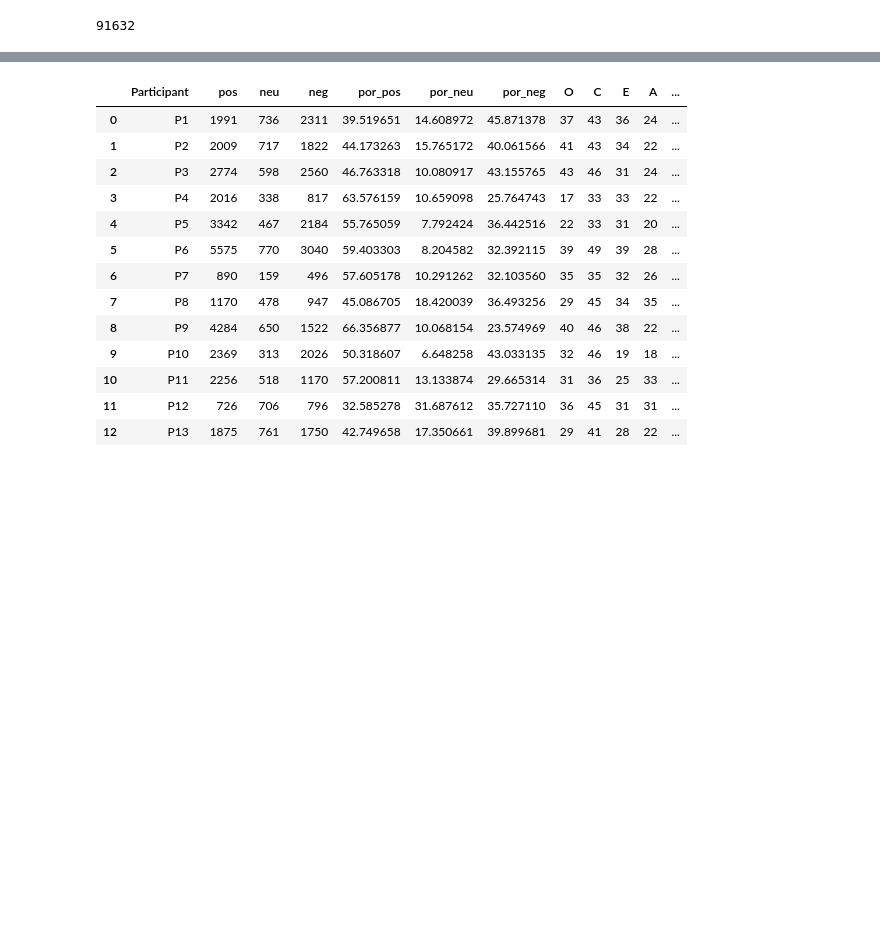
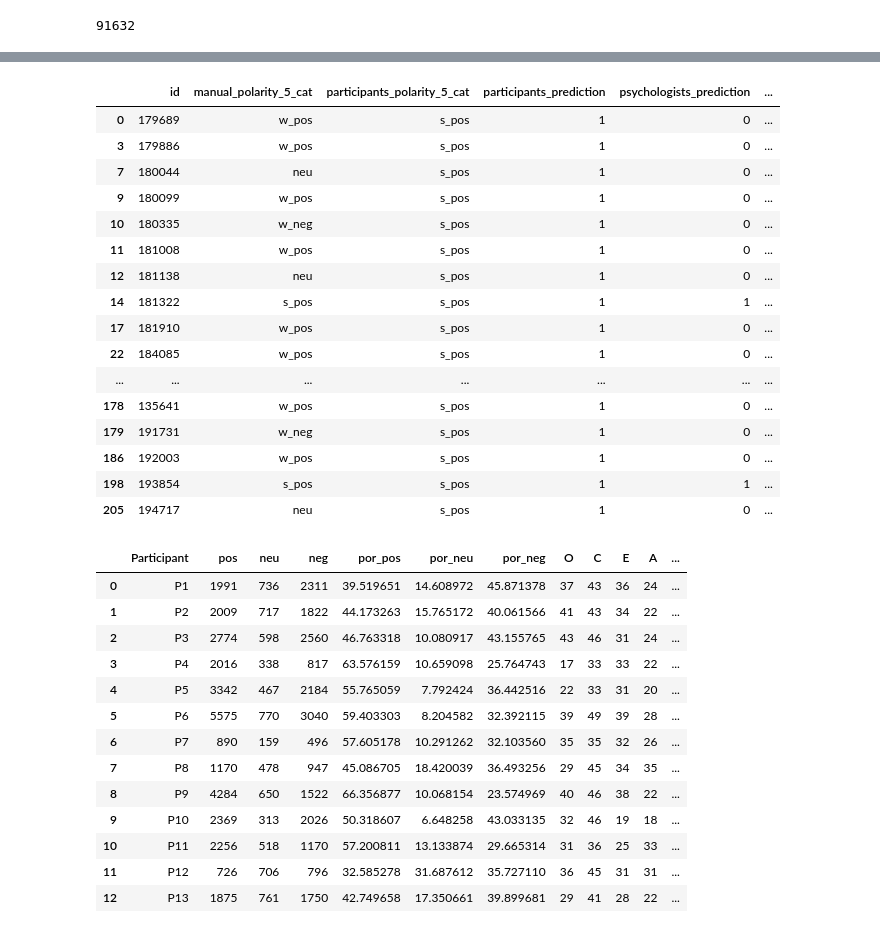
Before and after one commit to leosilva/peerj_computer_science_2022, a Jupyter notebook: Notebooks/Algorithms Statistics.ipynb, the cells around one changed output, grey strips where cells are left out. Cells and saved outputs as stored; diff of their text form; code cells hidden in the pictures; blank space fills up the shorter version.

```diff
--- a/Notebooks/Algorithms Statistics.ipynb
+++ b/Notebooks/Algorithms Statistics.ipynb
@@ -522,3 +544,23 @@ df_n['manual_polarity'].isna().sum()
+# %%
+temp_pd.query('participants_polarity_5_cat == "s_pos"')
+# %% [output]
+|  | id | manual_polarity_5_cat | participants_polarity_5_cat | participants_prediction | psychologists_prediction | ... |
+| 0 | 179689 | w_pos | s_pos | 1 | 0 | ... |
+| 3 | 179886 | w_pos | s_pos | 1 | 0 | ... |
+| 7 | 180044 | neu | s_pos | 1 | 0 | ... |
+| 9 | 180099 | w_pos | s_pos | 1 | 0 | ... |
+| 10 | 180335 | w_neg | s_pos | 1 | 0 | ... |
+| 11 | 181008 | w_pos | s_pos | 1 | 0 | ... |
+| 12 | 181138 | neu | s_pos | 1 | 0 | ... |
+| 14 | 181322 | s_pos | s_pos | 1 | 1 | ... |
+| 17 | 181910 | w_pos | s_pos | 1 | 0 | ... |
+| 22 | 184085 | w_pos | s_pos | 1 | 0 | ... |
+| ... | ... | ... | ... | ... | ... | ... |
+| 178 | 135641 | w_pos | s_pos | 1 | 0 | ... |
+| 179 | 191731 | w_neg | s_pos | 1 | 0 | ... |
+| 186 | 192003 | w_pos | s_pos | 1 | 0 | ... |
+| 198 | 193854 | s_pos | s_pos | 1 | 1 | ... |
+| 205 | 194717 | neu | s_pos | 1 | 0 | ... |
 # %%
 def create_data():
     bar_chart_data = []
```
Also changed, not shown: parts of 17 cells of this notebook, 4 other files.
